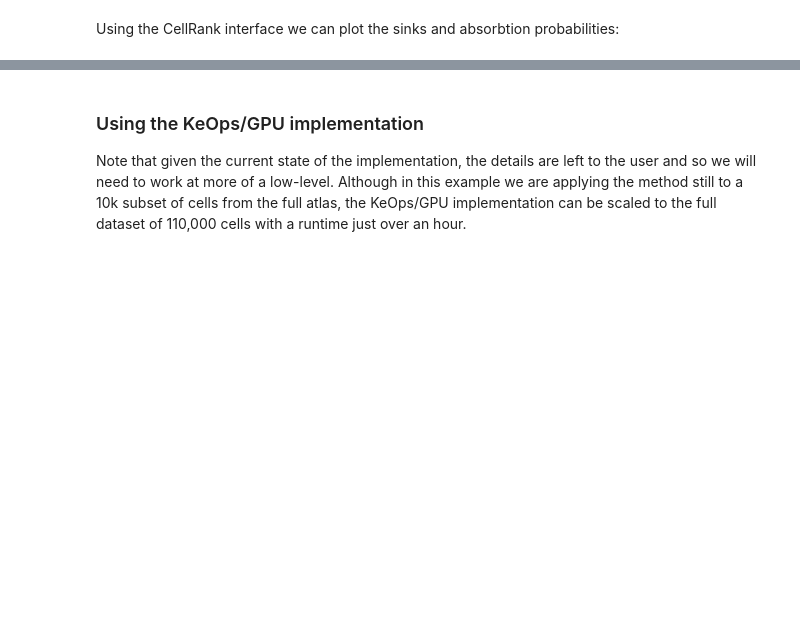
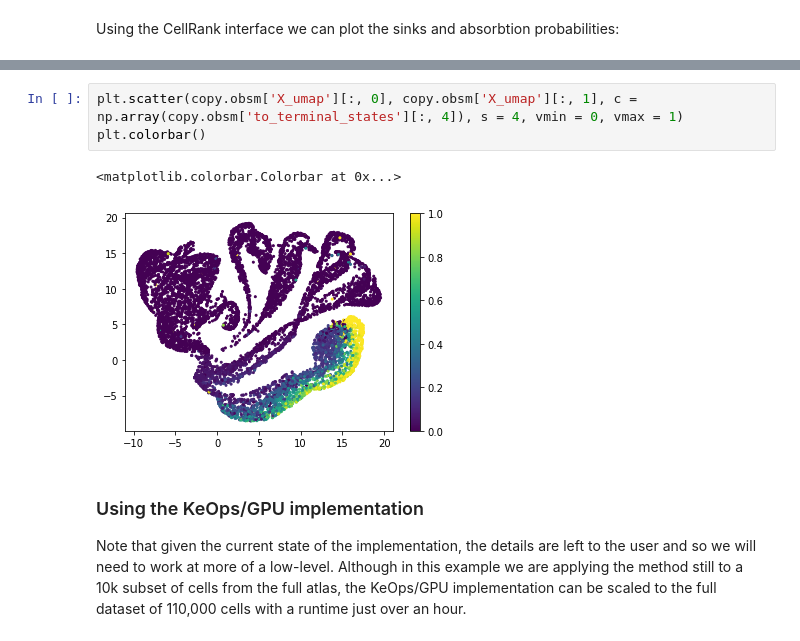
Before and after one commit to zsteve/StationaryOT, a Jupyter notebook: examples/arabidopsis_analysis.ipynb, the cells around one changed output, grey strips where cells are left out. Drawn from its saved outputs; the diff is of its cells as text; blank space fills up the shorter version.

```diff
--- a/examples/arabidopsis_analysis.ipynb
+++ b/examples/arabidopsis_analysis.ipynb
@@ -339,3 +329,9 @@ cellrank.pl.lineages(copy, same_plot = True)
+# %%
+plt.scatter(copy.obsm['X_umap'][:, 0], copy.obsm['X_umap'][:, 1], c = np.array(copy.obsm['to_terminal_states'][:, 4]), s = 4, vmin = 0, vmax = 1)
+plt.colorbar()
+# %% [output]
+<matplotlib.colorbar.Colorbar at 0x...>
+[figure, added]
 # %% [markdown]
 ### Using the KeOps/GPU implementation
 
```
Also changed, not shown: parts of 5 cells of this notebook.
